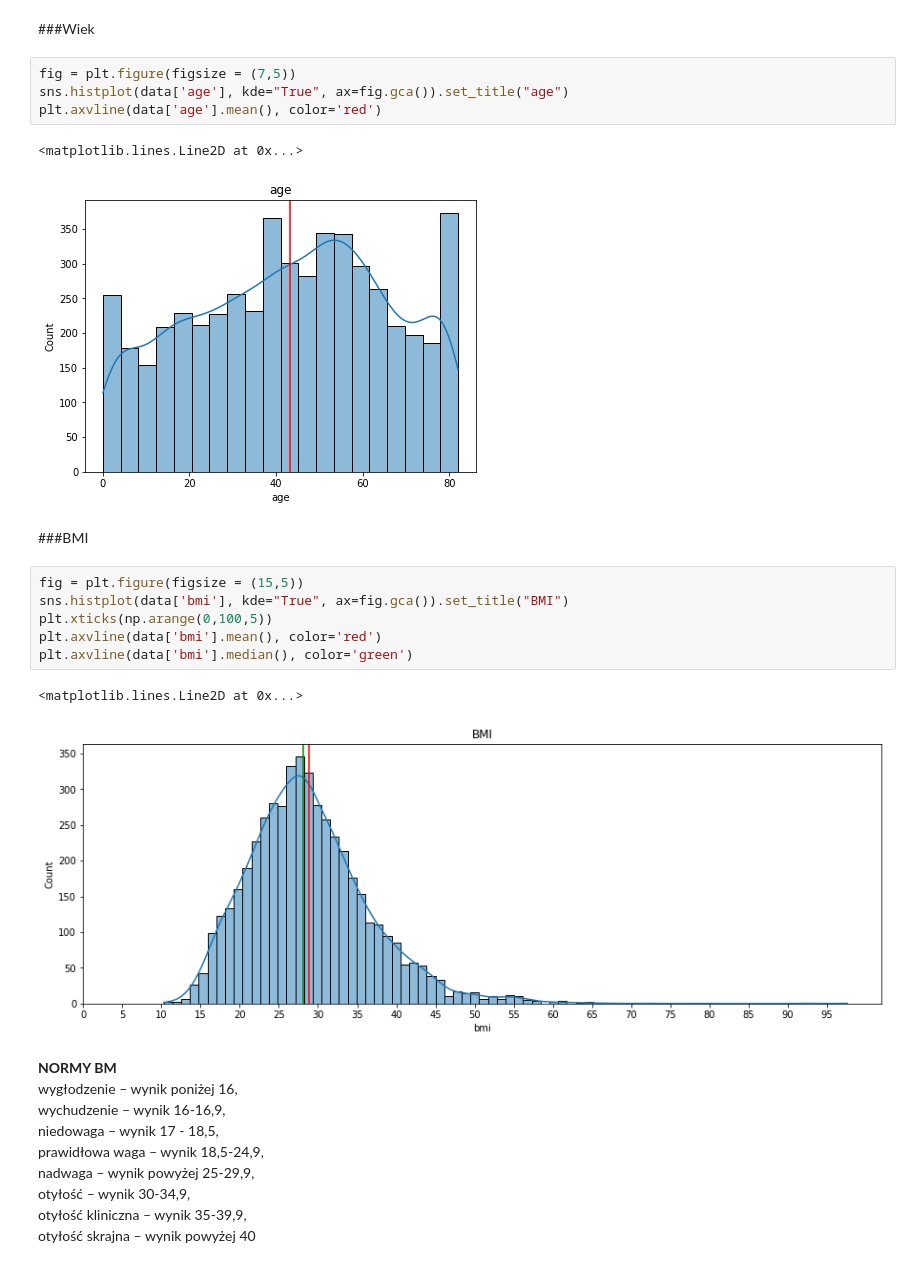
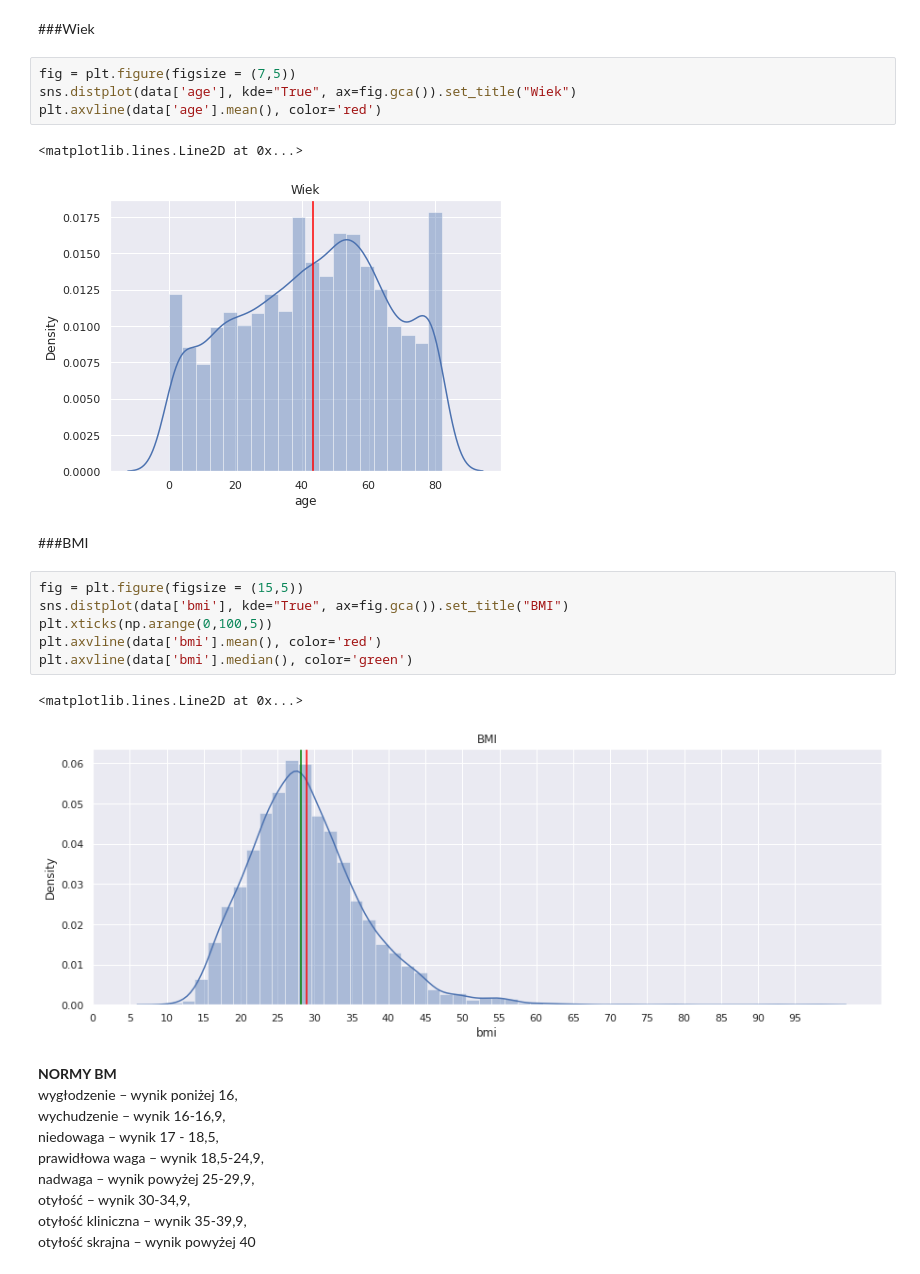
Before and after one commit to karolinaprygiel/ai-project, a Jupyter notebook: project.ipynb, the cells around one changed output. Drawn from its saved outputs; the diff is of its cells as text.

```diff
--- a/project.ipynb
+++ b/project.ipynb
@@ -89,22 +89,22 @@ Większość osób nigdy nie paliła, ale należy zwrócic uwagę na bardzo duż
 ###Wiek
 # %%
 fig = plt.figure(figsize = (7,5))
-sns.histplot(data['age'], kde="True", ax=fig.gca()).set_title("age")
+sns.distplot(data['age'], kde="True", ax=fig.gca()).set_title("Wiek")
 plt.axvline(data['age'].mean(), color='red')
 # %% [output]
 <matplotlib.lines.Line2D at 0x...>
-[figure, old version]
+[figure, new version]
 # %% [markdown]
 ###BMI
 # %%
 fig = plt.figure(figsize = (15,5))
-sns.histplot(data['bmi'], kde="True", ax=fig.gca()).set_title("BMI")
+sns.distplot(data['bmi'], kde="True", ax=fig.gca()).set_title("BMI")
 plt.xticks(np.arange(0,100,5))
 plt.axvline(data['bmi'].mean(), color='red')
 plt.axvline(data['bmi'].median(), color='green')
 # %% [output]
 <matplotlib.lines.Line2D at 0x...>
-[figure, old version]
+[figure, new version]
 # %% [markdown]
 **NORMY BM**<br>
 wygłodzenie – wynik poniżej 16,<br>
```
Also changed, not shown: parts of 60 cells of this notebook.
